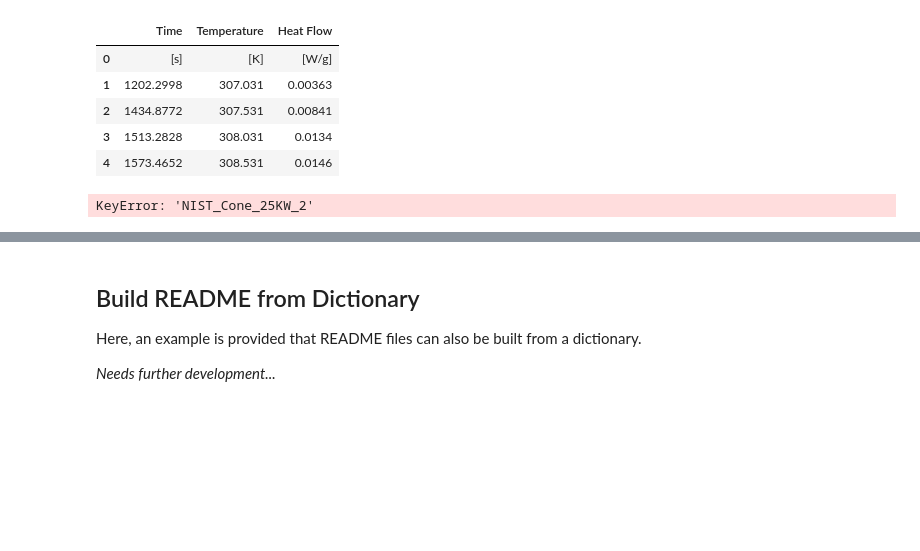
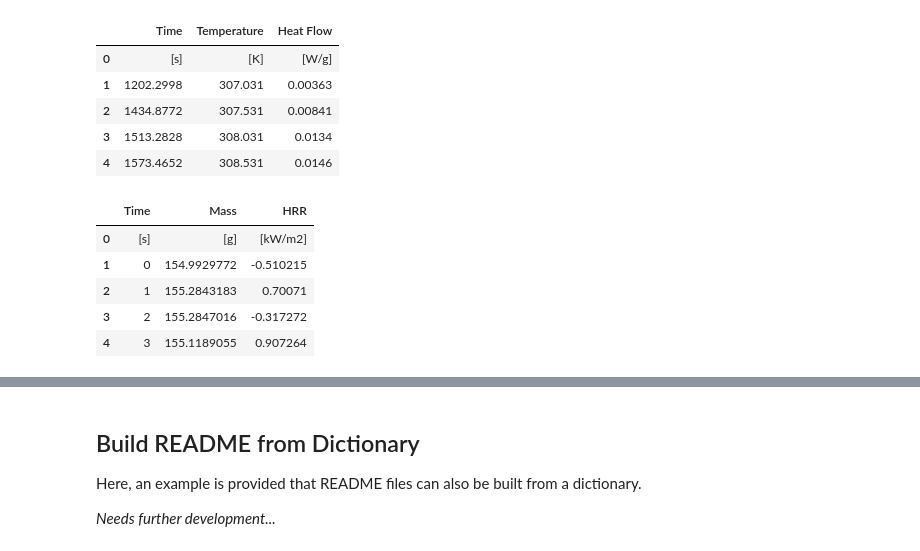
Before and after one commit to TristanHehnen/matl-db, a Jupyter notebook: Utilities/ExpInfoConstruction.ipynb, the cells around one changed output, grey strips where cells are left out. Cells and saved outputs as stored; diff of their text form; code cells hidden in the pictures; blank space fills up the shorter version.

```diff
--- a/Utilities/ExpInfoConstruction.ipynb
+++ b/Utilities/ExpInfoConstruction.ipynb
@@ -372,10 +470,15 @@ pd.read_csv(os.path.join(macfp_matl_root, file_name)).head()
 # %%
 # Another example, reading Cone Calorimeter data:
 
 # Get path of a CSV file containing data series of a Cone Calorimeter experiment.
-file_name = exp_info.matl_db_info['Cone Calorimeter']['NIST']['NIST_Cone_25KW_2']['path']
+file_name = exp_info.matl_db_info['Cone Calorimeter']['NIST']['NIST_Cone_25kW_2']['path']
 
 # Read file as a Pandas DataFrame and show the first five lines.
 pd.read_csv(os.path.join(macfp_matl_root, file_name)).head()
 # %% [output]
-KeyError: 'NIST_Cone_25KW_2'
+|  | Time | Mass | HRR |
+| 0 | [s] | [g] | [kW/m2] |
+| 1 | 0 | 154.9929772 | -0.510215 |
+| 2 | 1 | 155.2843183 | 0.70071 |
+| 3 | 2 | 155.2847016 | -0.317272 |
+| 4 | 3 | 155.1189055 | 0.907264 |
```
Also changed, not shown: parts of 13 cells of this notebook, 1 other file.
